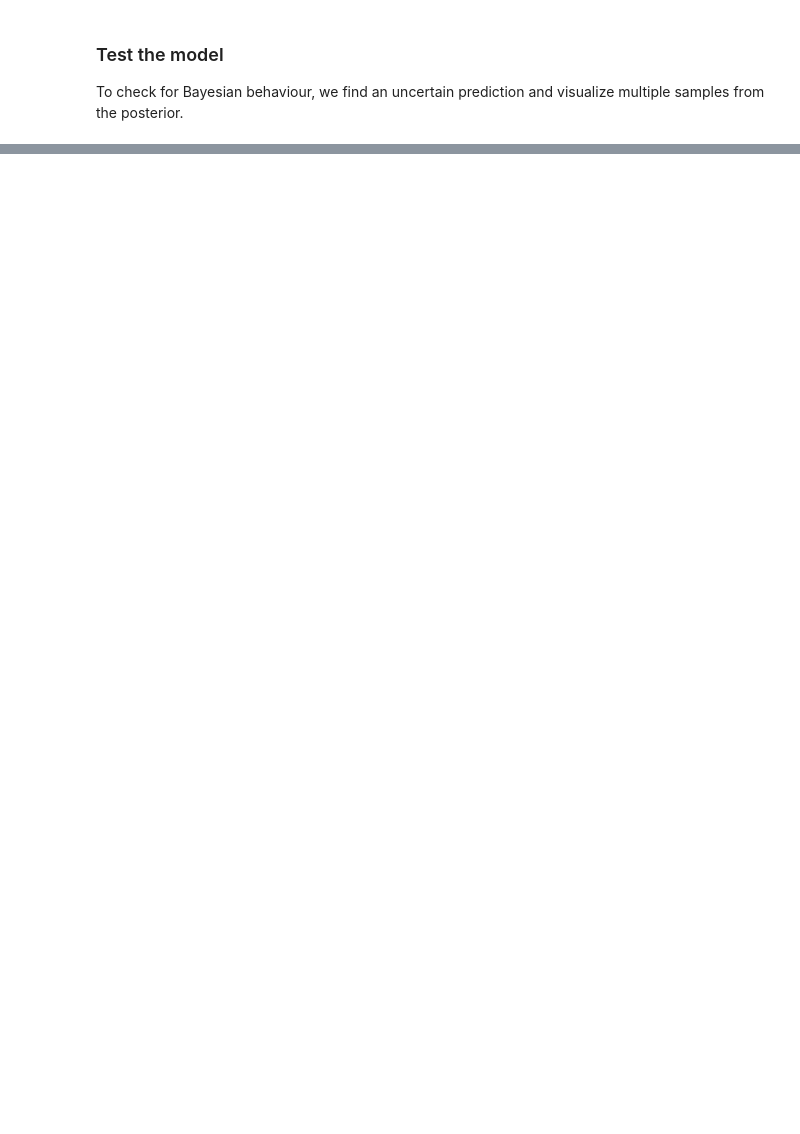
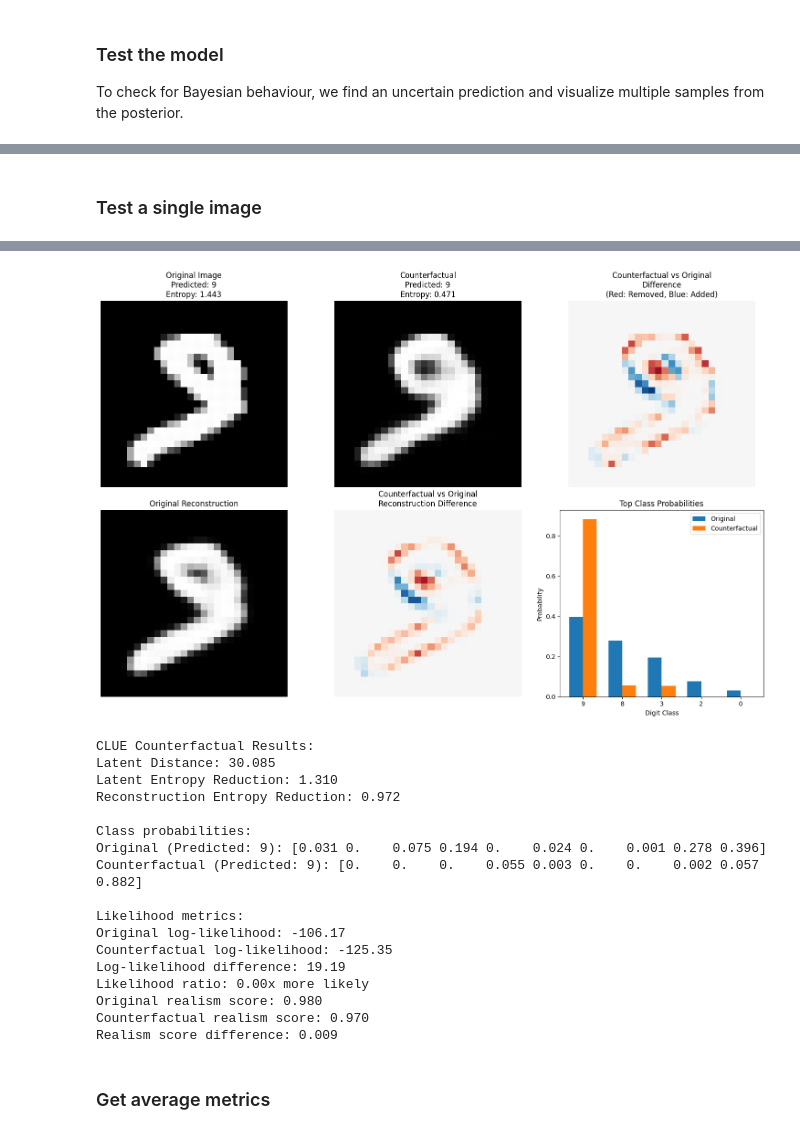
Before and after one commit to confinlay/Bayesian-CE, a Jupyter notebook: MyImplementation/testing_notebooks/test-clue-performance.ipynb, the cells around one changed output, grey strips where cells are left out. Saved outputs shown, nothing was run; the diff lists cells and outputs as text; code cells hidden in the pictures; blank space fills up the shorter version.

```diff
--- a/MyImplementation/testing_notebooks/test-clue-performance.ipynb
+++ b/MyImplementation/testing_notebooks/test-clue-performance.ipynb
@@ -262,0 +294,13 @@ Reconstruction MSE: 0.0015
+# %% [markdown]
+### Test a single image
+# %%
+results, figure = evaluate_single_clue_counterfactual(
+    uncertain_images[6],
+    bll_vi,
+    decoder,
+    vae,
+    device=cfg.device,
+    verbose=True,
+    steps=100
+)
+# %% [output]
@@ -262,0 +324,20 @@ Reconstruction MSE: 0.0015
+[figure, added]
+CLUE Counterfactual Results:
+Latent Distance: 30.085
+Latent Entropy Reduction: 1.310
+Reconstruction Entropy Reduction: 0.972
+
+Class probabilities:
+Original (Predicted: 9): [0.031 0.    0.075 0.194 0.    0.024 0.    0.001 0.278 0.396]
+Counterfactual (Predicted: 9): [0.    0.    0.    0.055 0.003 0.    0.    0.002 0.057 0.882]
+
+Likelihood metrics:
+Original log-likelihood: -106.17
+Counterfactual log-likelihood: -125.35
+Log-likelihood difference: 19.19
+Likelihood ratio: 0.00x more likely
+Original realism score: 0.980
+Counterfactual realism score: 0.970
+Realism score difference: 0.009
+# %% [markdown]
+### Get average metrics
```
Also changed, not shown: parts of 17 cells of this notebook, 3 other files.
